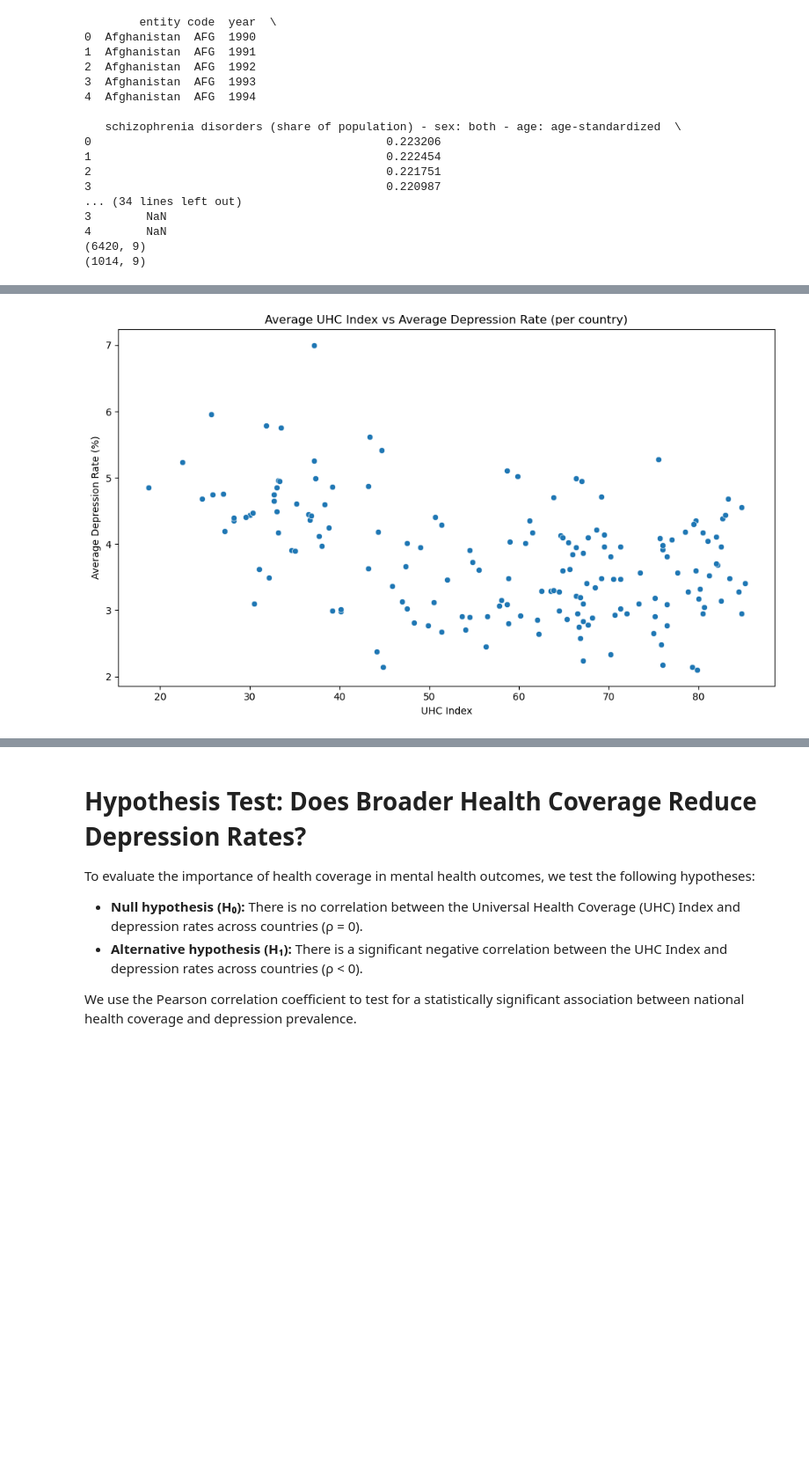
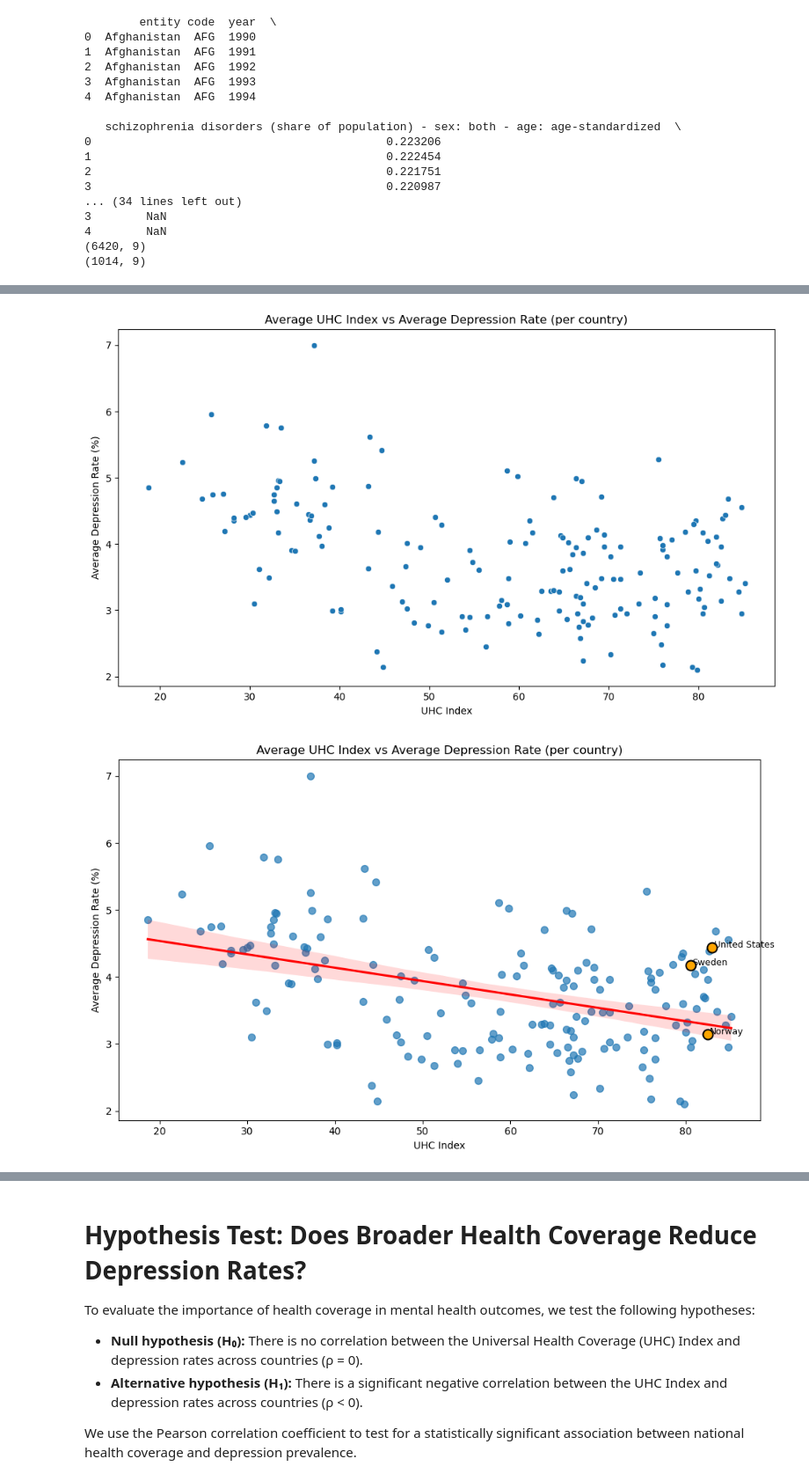
Before and after one commit to Triple-A-AAI520/AAI-520_Group3_Final_Project, a Jupyter notebook: final_analysis.ipynb, the cells around one changed output, grey strips where cells are left out. Shown at 88% size. Cells and saved outputs as stored; diff of their text form; code cells hidden in the pictures; blank space fills up the shorter version.

```diff
--- a/final_analysis.ipynb
+++ b/final_analysis.ipynb
@@ -207,20 +203,37 @@ This scatterplot shows the association between a country’s average health cove
 # %%
-import matplotlib.pyplot as plt
-import seaborn as sns
-
-# Define the column with depression data (ensure it matches your dataframe exactly)
-example_dep_col = 'depressive disorders (share of population) - sex: both - age: age-standardized'
-
-# Aggregate by country: calculate mean depression rate and mean UHC index
+# Aggregate by country once
 country_means = df_uhc_plot.groupby('entity')[[example_dep_col, 'uhc_index']].mean().reset_index()
 
-# Create scatterplot of average UHC Index vs. average depression rate per country
+# Plot 1: Average UHC vs. average depression rate (scatterplot)
 plt.figure(figsize=(10,6))
 sns.scatterplot(data=country_means, x='uhc_index', y=example_dep_col)
 plt.title('Average UHC Index vs Average Depression Rate (per country)')
 plt.xlabel('UHC Index')
 plt.ylabel('Average Depression Rate (%)')
 plt.tight_layout()
 plt.show()
+
+# Plot 2: Average UHC vs. average depression rate with regression line and annotations
+plt.figure(figsize=(10,6))
+sns.regplot(data=country_means, x='uhc_index', y=example_dep_col,
+            scatter_kws={'s': 50, 'alpha': 0.7},
+            line_kws={'color': 'red'})
+
+# Annotate and mark notable countries to highlight outliers or interesting points
+highlight = ['United States', 'Sweden', 'Norway']
+for i, row in country_means.iterrows():
+    if row['entity'] in highlight:
+        # Add text annotation
+        plt.text(row['uhc_index'] + 0.2, row[example_dep_col], row['entity'], fontsize=9)
+        # Overlay a distinct marker
+        plt.scatter(row['uhc_index'], row[example_dep_col],
+                    s=100, color='orange', edgecolor='black', linewidth=1.5, zorder=5)
+
+plt.title('Average UHC Index vs Average Depression Rate (per country)')
+plt.xlabel('UHC Index')
+plt.ylabel('Average Depression Rate (%)')
+plt.tight_layout()
+plt.show()
 # %% [output]
 [figure]
+[figure, added]
```
Also changed, not shown: parts of 20 cells of this notebook.
